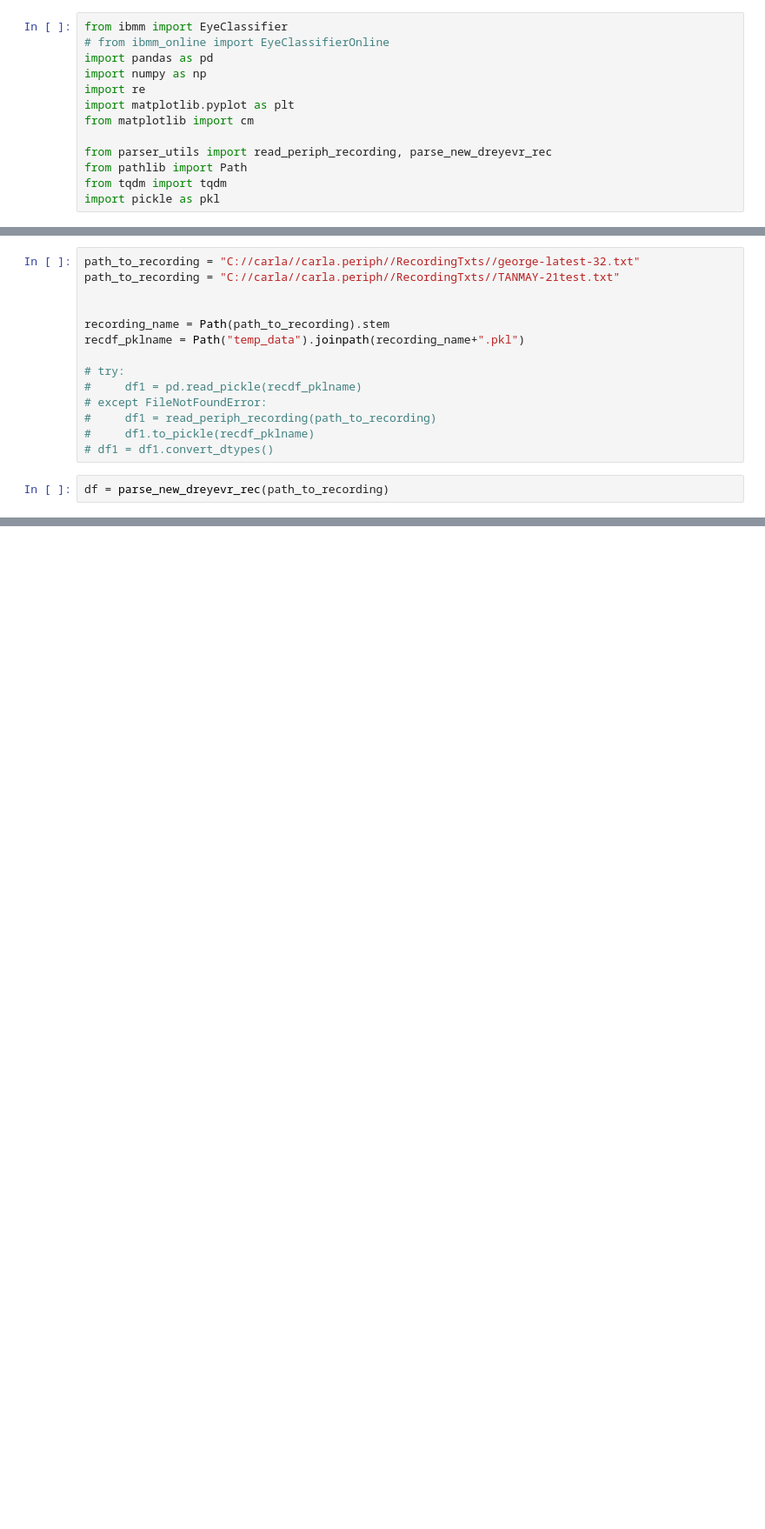
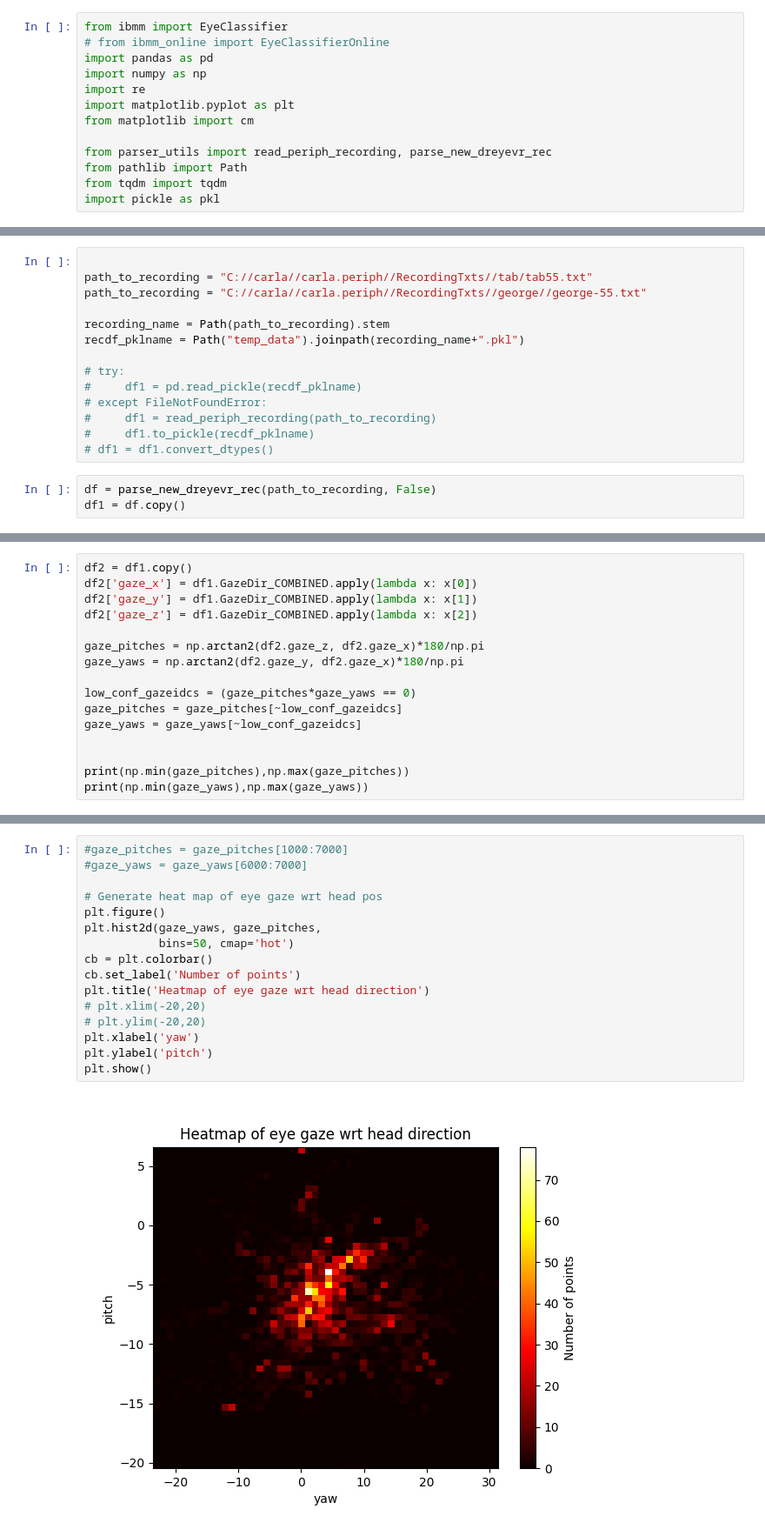
Before and after one commit to HARPLab/dreyevr_recording_analyzer, a Jupyter notebook: periph_rec_analyzer_913.ipynb, the cells around one changed output, grey strips where cells are left out. Shown at 87% size. Drawn from its saved outputs; the diff is of its cells as text; blank space fills up the shorter version.

```diff
--- a/periph_rec_analyzer_913.ipynb
+++ b/periph_rec_analyzer_913.ipynb
@@ -21,7 +18,7 @@ The autoreload extension is already loaded. To reload it, use:
 # %%
-path_to_recording = "C://carla//carla.periph//RecordingTxts//george-latest-32.txt"
-path_to_recording = "C://carla//carla.periph//RecordingTxts//TANMAY-21test.txt"
 
+path_to_recording = "C://carla//carla.periph//RecordingTxts//tab/tab55.txt"
+path_to_recording = "C://carla//carla.periph//RecordingTxts//george//george-55.txt"
 
 recording_name = Path(path_to_recording).stem
 recdf_pklname = Path("temp_data").joinpath(recording_name+".pkl")
@@ -33,4 +30,5 @@ recdf_pklname = Path("temp_data").joinpath(recording_name+".pkl")
 #     df1.to_pickle(recdf_pklname)
 # df1 = df1.convert_dtypes()
 # %%
-df = parse_new_dreyevr_rec(path_to_recording)
+df = parse_new_dreyevr_rec(path_to_recording, False)
+df1 = df.copy()
@@ -120,0 +53,16 @@ for i, line in tqdm(enumerate(data)):
+# %%
+df2 = df1.copy()
+df2['gaze_x'] = df1.GazeDir_COMBINED.apply(lambda x: x[0])
+df2['gaze_y'] = df1.GazeDir_COMBINED.apply(lambda x: x[1])
+df2['gaze_z'] = df1.GazeDir_COMBINED.apply(lambda x: x[2])
+
+gaze_pitches = np.arctan2(df2.gaze_z, df2.gaze_x)*180/np.pi
+gaze_yaws = np.arctan2(df2.gaze_y, df2.gaze_x)*180/np.pi
+
+low_conf_gazeidcs = (gaze_pitches*gaze_yaws == 0)
+gaze_pitches = gaze_pitches[~low_conf_gazeidcs]
+gaze_yaws = gaze_yaws[~low_conf_gazeidcs]
+
+
+print(np.min(gaze_pitches),np.max(gaze_pitches))
+print(np.min(gaze_yaws),np.max(gaze_yaws))
@@ -120,0 +72,18 @@ for i, line in tqdm(enumerate(data)):
+# %%
+#gaze_pitches = gaze_pitches[1000:7000]
+#gaze_yaws = gaze_yaws[6000:7000]
+
+# Generate heat map of eye gaze wrt head pos
+plt.figure()
+plt.hist2d(gaze_yaws, gaze_pitches,
+           bins=50, cmap='hot')
+cb = plt.colorbar()
+cb.set_label('Number of points')
+plt.title('Heatmap of eye gaze wrt head direction')
+# plt.xlim(-20,20)
+# plt.ylim(-20,20)
+plt.xlabel('yaw')
+plt.ylabel('pitch')
+plt.show()
+# %% [output]
+[figure, added]
```
Also changed, not shown: parts of 26 cells of this notebook, 5 other files.
